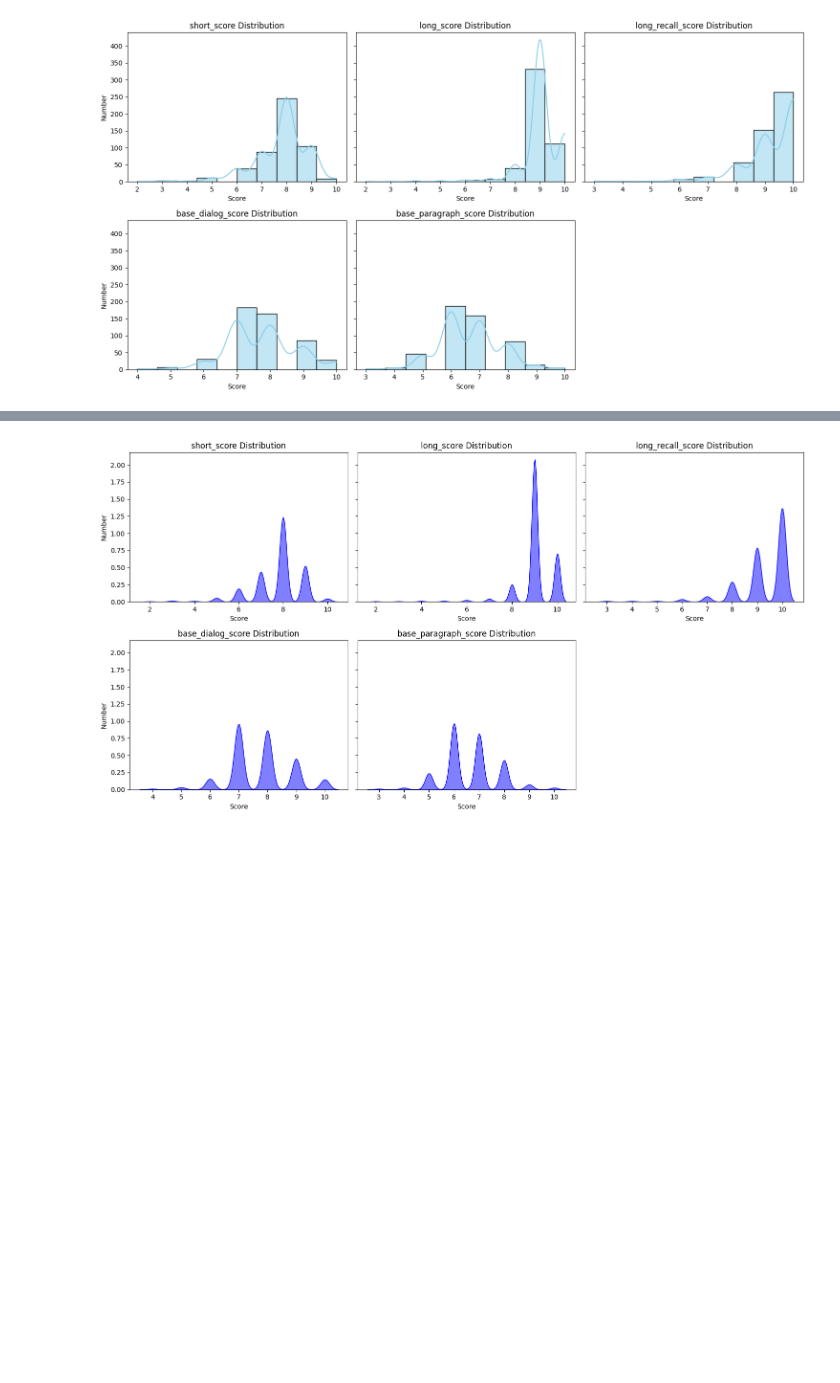
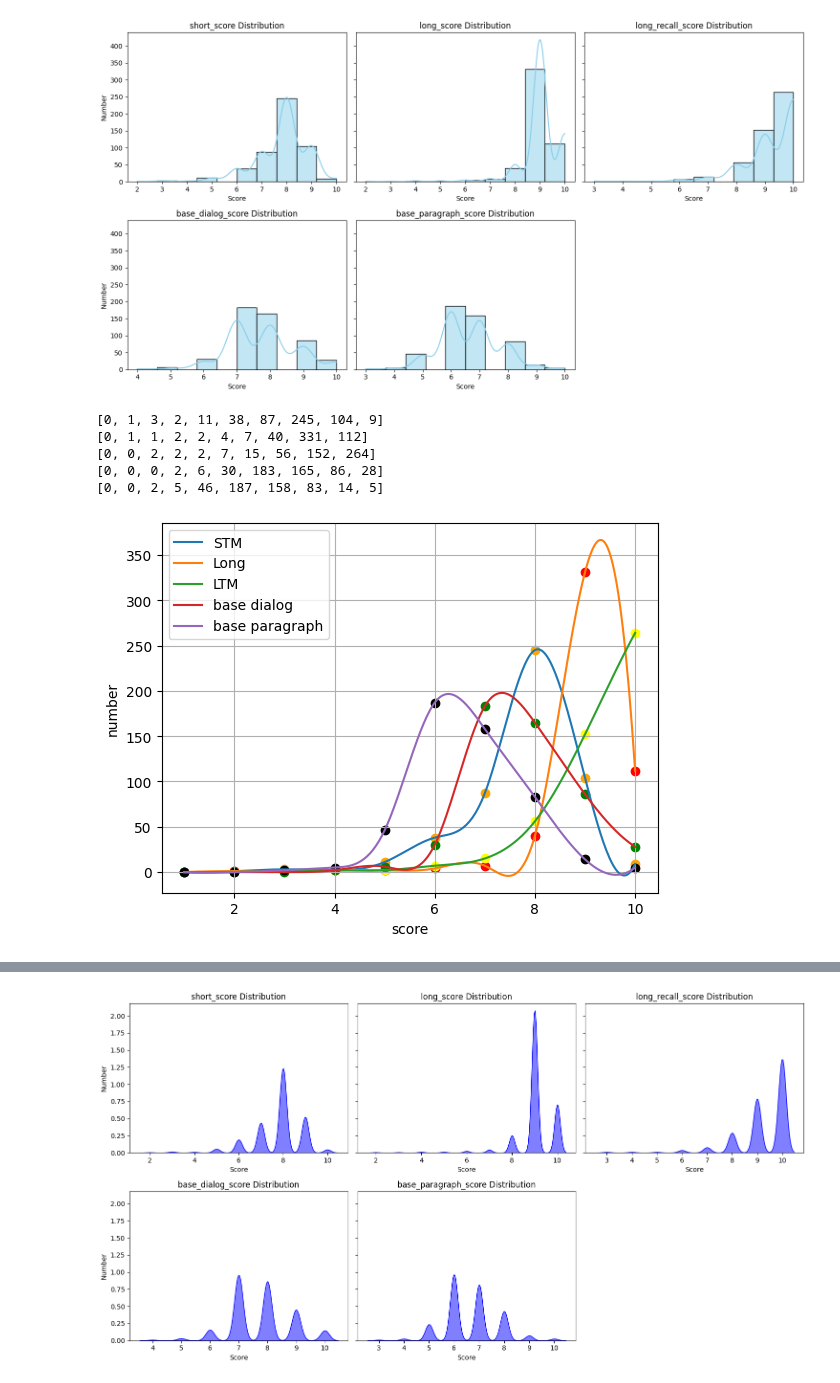
Before and after one commit to Intelligent-Systems-Lab/REMIND, a Jupyter notebook: eval/result.ipynb, the cells around one changed output, grey strips where cells are left out. Saved outputs shown, nothing was run; the diff lists cells and outputs as text; code cells hidden in the pictures; blank space fills up the shorter version.

```diff
--- a/eval/result.ipynb
+++ b/eval/result.ipynb
@@ -82,3 +82,53 @@ plt.tight_layout()
 plt.show()
 # %% [output]
 [figure]
+# %%
+import matplotlib.pyplot as plt
+import numpy as np
+from scipy.interpolate import make_interp_spline
+
+x = np.array(range(1, 11))
+x_smooth = np.linspace(x.min(), x.max(), 300)
+
+y = np.array([question_df['short_score'].to_list().count(i) for i in x])
+print(y.tolist())
+y_smooth = make_interp_spline(x, y)(x_smooth)
+plt.plot(x_smooth, y_smooth, label='STM')
+plt.scatter(x, y, color='orange')
+
+y = np.array([question_df['long_score'].to_list().count(i) for i in x])
+print(y.tolist())
+y_smooth = make_interp_spline(x, y)(x_smooth)
+plt.plot(x_smooth, y_smooth, label='Long')
+plt.scatter(x, y, color='red')
+
+y = np.array([question_df['long_recall_score'].to_list().count(i) for i in x])
+print(y.tolist())
+y_smooth = make_interp_spline(x, y)(x_smooth)
+plt.plot(x_smooth, y_smooth, label='LTM')
+plt.scatter(x, y, color='yellow')
+
+y = np.array([question_df['base_dialog_score'].to_list().count(i) for i in x])
+print(y.tolist())
+y_smooth = make_interp_spline(x, y)(x_smooth)
+plt.plot(x_smooth, y_smooth, label='base dialog')
+plt.scatter(x, y, color='green')
+
+y = np.array([question_df['base_paragraph_score'].to_list().count(i) for i in x])
+print(y.tolist())
+y_smooth = make_interp_spline(x, y)(x_smooth)
+plt.plot(x_smooth, y_smooth, label='base paragraph')
+plt.scatter(x, y, color='black')
+
+plt.xlabel('score')
+plt.ylabel('number')
+plt.legend()
+plt.grid(True)
+plt.show()
+# %% [output]
+[0, 1, 3, 2, 11, 38, 87, 245, 104, 9]
+[0, 1, 1, 2, 2, 4, 7, 40, 331, 112]
+[0, 0, 2, 2, 2, 7, 15, 56, 152, 264]
+[0, 0, 0, 2, 6, 30, 183, 165, 86, 28]
+[0, 0, 2, 5, 46, 187, 158, 83, 14, 5]
+[figure, added]
```
Also changed, not shown: parts of 2 cells of this notebook, 5 other files.
